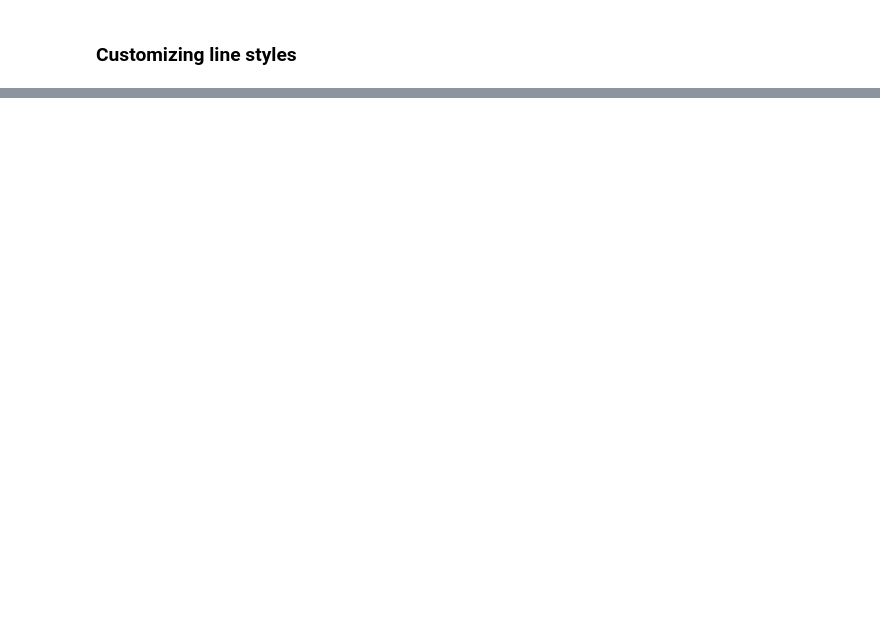
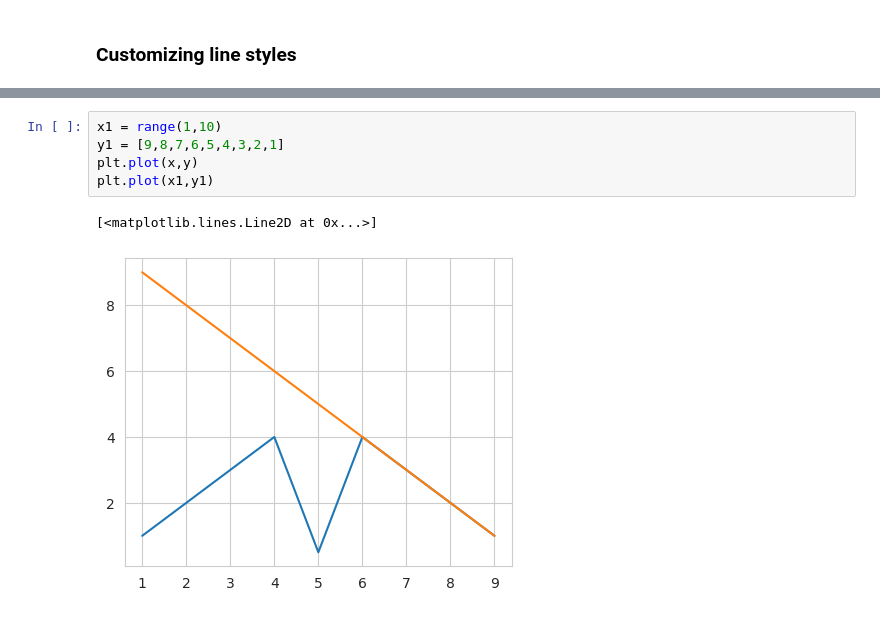
Before and after one commit to chamudithagamage/python-for-data-science-and-machine-learning-essential-training-part-1-3006708, a Jupyter notebook: notebooks/04_04b.ipynb, the cells around one changed output, grey strips where cells are left out. Saved outputs shown, nothing was run; the diff lists cells and outputs as text; blank space fills up the shorter version.

```diff
--- a/notebooks/04_04b.ipynb
+++ b/notebooks/04_04b.ipynb
@@ -47,0 +74,8 @@ df.plot()
+# %%
+x1 = range(1,10)
+y1 = [9,8,7,6,5,4,3,2,1]
+plt.plot(x,y)
+plt.plot(x1,y1)
+# %% [output]
+[<matplotlib.lines.Line2D at 0x...>]
+[figure, added]
```
Also changed, not shown: parts of 5 cells of this notebook, 22 other files.
